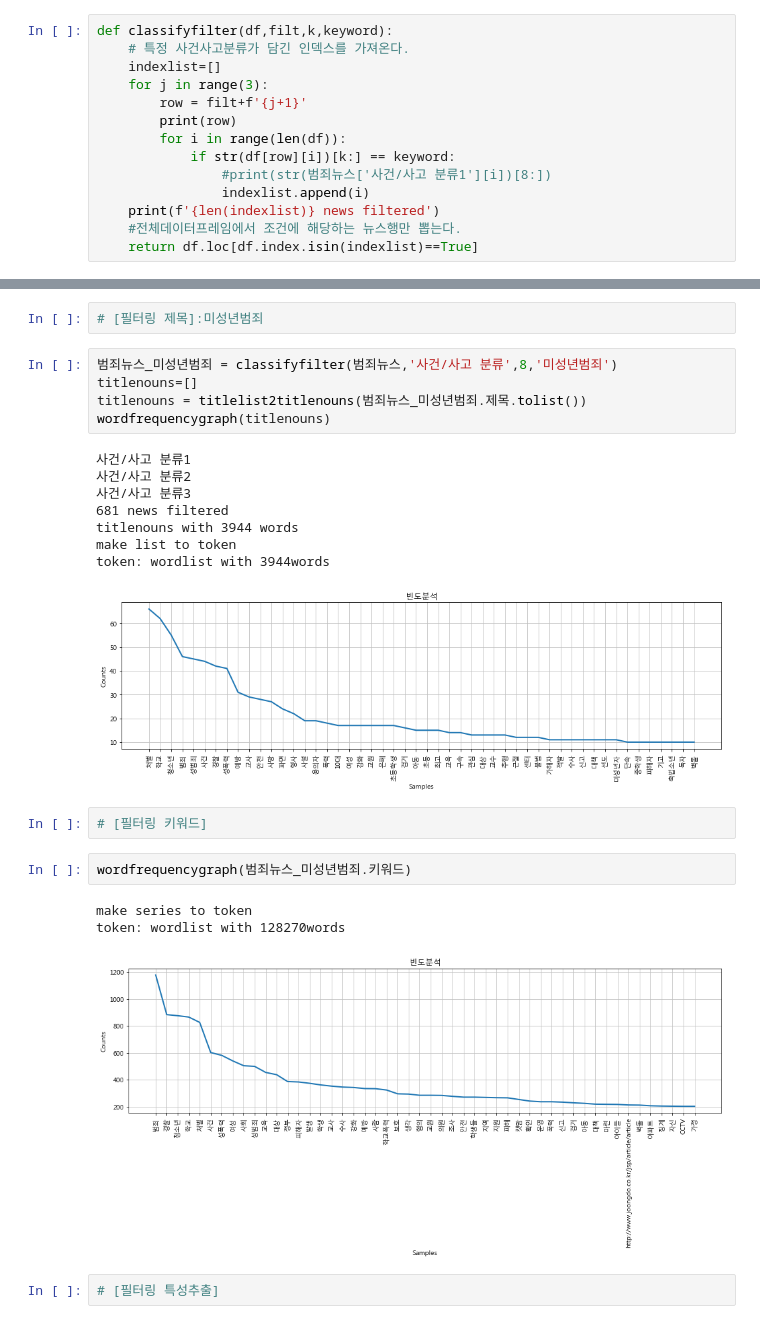
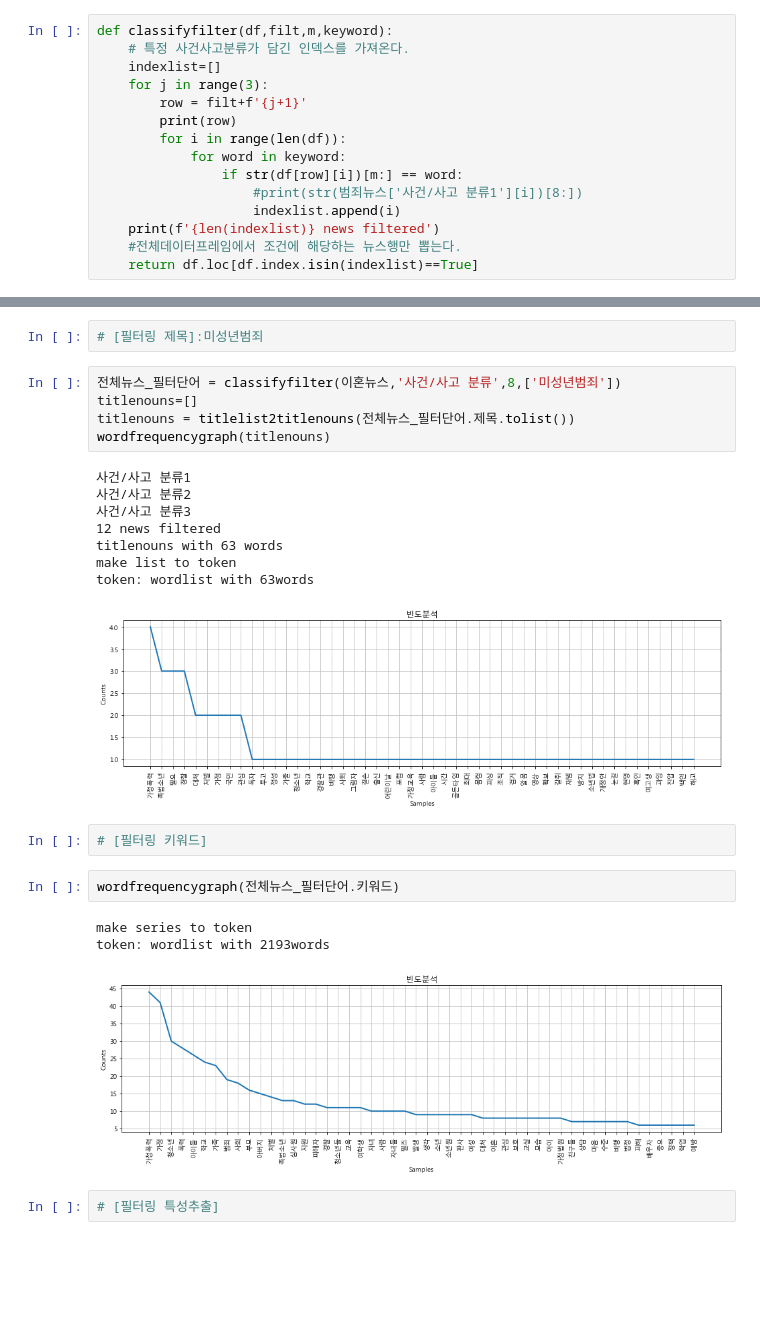
Before and after one commit to gloryle/ARTISTS, a Jupyter notebook: 1205_jy_범죄,이혼,가정폭력,우범크롤링분석.ipynb, the cells around one changed output, grey strips where cells are left out. Saved outputs shown, nothing was run; the diff lists cells and outputs as text; blank space fills up the shorter version.

```diff
--- a/1205_jy_범죄,이혼,가정폭력,우범크롤링분석.ipynb
+++ b/1205_jy_범죄,이혼,가정폭력,우범크롤링분석.ipynb
@@ -118,16 +123,17 @@ def wordfrequencygraph(seriesorlist):
 #df=범죄뉴스, filt='사건/사고 분류'or'통합 분류', k=8, keyword ='미성년범죄'
 </pre>
 # %%
-def classifyfilter(df,filt,k,keyword):
+def classifyfilter(df,filt,m,keyword):
     # 특정 사건사고분류가 담긴 인덱스를 가져온다.
     indexlist=[]
     for j in range(3):
         row = filt+f'{j+1}'
         print(row)
         for i in range(len(df)):
-            if str(df[row][i])[k:] == keyword:
-                #print(str(범죄뉴스['사건/사고 분류1'][i])[8:])
-                indexlist.append(i)
+            for word in keyword:
+                if str(df[row][i])[m:] == word:
+                    #print(str(범죄뉴스['사건/사고 분류1'][i])[8:])
+                    indexlist.append(i)
     print(f'{len(indexlist)} news filtered')
     #전체데이터프레임에서 조건에 해당하는 뉴스행만 뽑는다.
     return df.loc[df.index.isin(indexlist)==True]
@@ -230,27 +238,27 @@ token: wordlist with 1996510words
 # %%
 # [필터링 제목]:미성년범죄
 # %%
-범죄뉴스_미성년범죄 = classifyfilter(범죄뉴스,'사건/사고 분류',8,'미성년범죄')
+전체뉴스_필터단어 = classifyfilter(이혼뉴스,'사건/사고 분류',8,['미성년범죄'])
 titlenouns=[]
-titlenouns = titlelist2titlenouns(범죄뉴스_미성년범죄.제목.tolist())
+titlenouns = titlelist2titlenouns(전체뉴스_필터단어.제목.tolist())
 wordfrequencygraph(titlenouns)
 # %% [output]
 사건/사고 분류1
 사건/사고 분류2
 사건/사고 분류3
-681 news filtered
-titlenouns with 3944 words
+12 news filtered
+titlenouns with 63 words
 make list to token
-token: wordlist with 3944words
+token: wordlist with 63words
-[figure, old version]
+[figure, new version]
 # %%
 # [필터링 키워드]
 # %%
-wordfrequencygraph(범죄뉴스_미성년범죄.키워드)
+wordfrequencygraph(전체뉴스_필터단어.키워드)
 # %% [output]
 make series to token
-token: wordlist with 128270words
+token: wordlist with 2193words
-[figure, old version]
+[figure, new version]
 # %%
 # [필터링 특성추출]
 # %%
```
Also changed, not shown: parts of 11 cells of this notebook.
